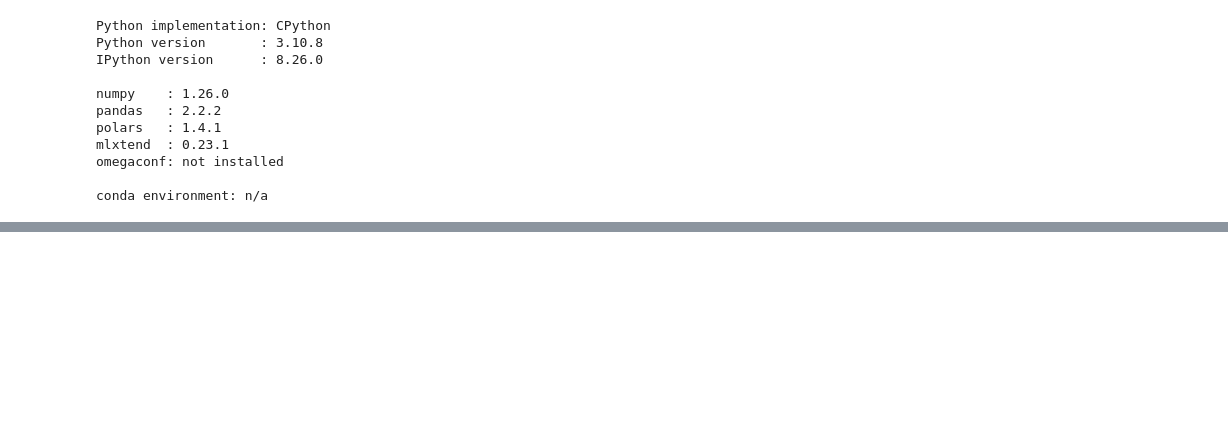
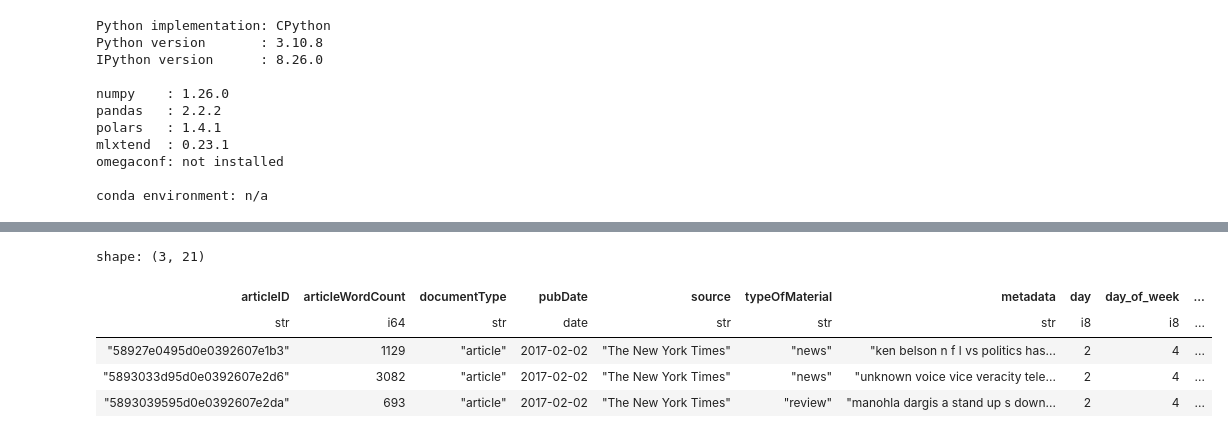
Before and after one commit to chineidu/NYC-Comments, a Jupyter notebook: Notebooks/02-articles-feat-eng.ipynb, the cells around one changed output, grey strips where cells are left out. Drawn from its saved outputs; the diff is of its cells as text; code cells hidden in the pictures; blank space fills up the shorter version.

```diff
--- a/Notebooks/02-articles-feat-eng.ipynb
+++ b/Notebooks/02-articles-feat-eng.ipynb
@@ -122,0 +261,37 @@ warnings.filterwarnings("ignore")
+# %%
+# Create Cyclic Temporal Features
+day_factor: int = 30
+day_of_week_factor: int = 7
+week_of_year_factor: int = 52
+month_factor: int = 12
+
+df.with_columns(
+    day_sin=pl.col("day").map_elements(lambda x: np.sin(2 * np.pi * x / day_factor)),
+    day_cos=pl.col("day").map_elements(lambda x: np.cos(2 * np.pi * x / day_factor)),
+    # where monday = 1 and sunday = 7
+    day_of_week_sin=pl.col("day_of_week").map_elements(
+        lambda x: np.sin(2 * np.pi * x / day_of_week_factor)
+    ),
+    day_of_week_cos=pl.col("day_of_week").map_elements(
+        lambda x: np.cos(2 * np.pi * x / day_of_week_factor)
+    ),
+    week_of_year_sin=pl.col("week_of_year").map_elements(
+        lambda x: np.sin(2 * np.pi * x / week_of_year_factor)
+    ),
+    week_of_year_cos=pl.col("week_of_year").map_elements(
+        lambda x: np.cos(2 * np.pi * x / week_of_year_factor),
+    ),
+    month_sin=pl.col("month").map_elements(
+        lambda x: np.sin(2 * np.pi * x / month_factor)
+    ),
+    month_cos=pl.col("month").map_elements(
+        lambda x: np.cos(2 * np.pi * x / month_factor)
+    ),
+).head(3)
+# %% [output]
+shape: (3, 21)
+| articleID | articleWordCount | documentType | pubDate | source | typeOfMaterial | metadata | day | day_of_week | ... |
+| str | i64 | str | date | str | str | str | i8 | i8 | ... |
+| "58927e0495d0e0392607e1b3" | 1129 | "article" | 2017-02-02 | "The New York Times" | "news" | "ken belson n f l vs politics has... | 2 | 4 | ... |
+| "5893033d95d0e0392607e2d6" | 3082 | "article" | 2017-02-02 | "The New York Times" | "news" | "unknown voice vice veracity tele... | 2 | 4 | ... |
+| "5893039595d0e0392607e2da" | 693 | "article" | 2017-02-02 | "The New York Times" | "review" | "manohla dargis a stand up s down... | 2 | 4 | ... |
```
Also changed, not shown: parts of 27 cells of this notebook.
